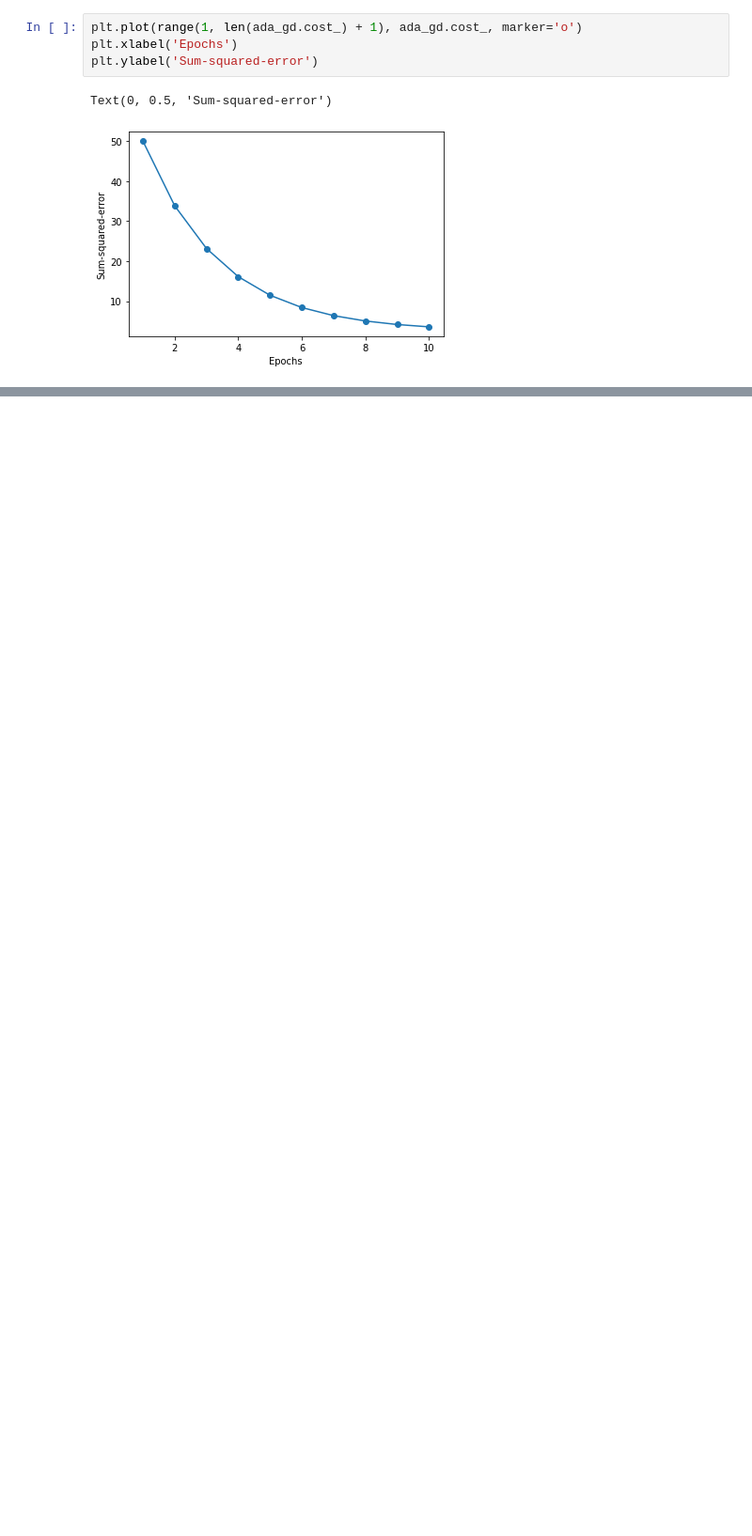
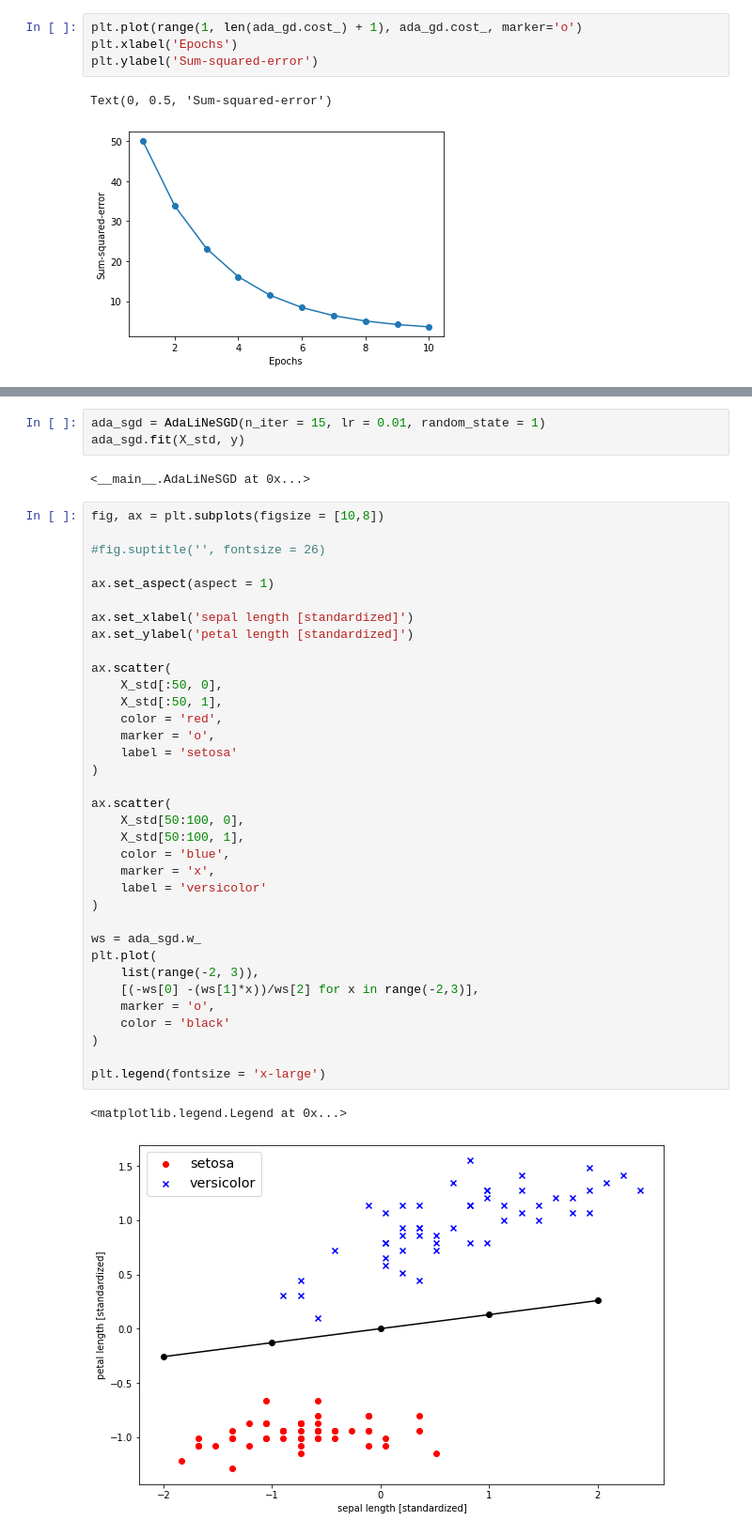
Before and after one commit to akero11/pml_sr_exercises, a Jupyter notebook: Adaline.ipynb, the cells around one changed output, grey strips where cells are left out. Shown: that part at 94% size. Cells and saved outputs as stored; diff of their text form; blank space fills up the shorter version.

```diff
--- a/Adaline.ipynb
+++ b/Adaline.ipynb
@@ -124,0 +195,43 @@ Text(0, 0.5, 'Sum-squared-error')
+# %%
+ada_sgd = AdaLiNeSGD(n_iter = 15, lr = 0.01, random_state = 1)
+ada_sgd.fit(X_std, y)
+# %% [output]
+<__main__.AdaLiNeSGD at 0x...>
+# %%
+fig, ax = plt.subplots(figsize = [10,8])
+
+#fig.suptitle('', fontsize = 26)
+
+ax.set_aspect(aspect = 1)
+
+ax.set_xlabel('sepal length [standardized]')
+ax.set_ylabel('petal length [standardized]')
+
+ax.scatter(
+    X_std[:50, 0],
+    X_std[:50, 1],
+    color = 'red',
+    marker = 'o',
+    label = 'setosa'
+)
+
+ax.scatter(
+    X_std[50:100, 0],
+    X_std[50:100, 1],
+    color = 'blue',
+    marker = 'x',
+    label = 'versicolor'
+)
+
+ws = ada_sgd.w_
+plt.plot(
+    list(range(-2, 3)),
+    [(-ws[0] -(ws[1]*x))/ws[2] for x in range(-2,3)],
+    marker = 'o',
+    color = 'black'
+)
+
+plt.legend(fontsize = 'x-large')
+# %% [output]
+<matplotlib.legend.Legend at 0x...>
+[figure, added]
```
Also changed, not shown: parts of 7 cells of this notebook.
